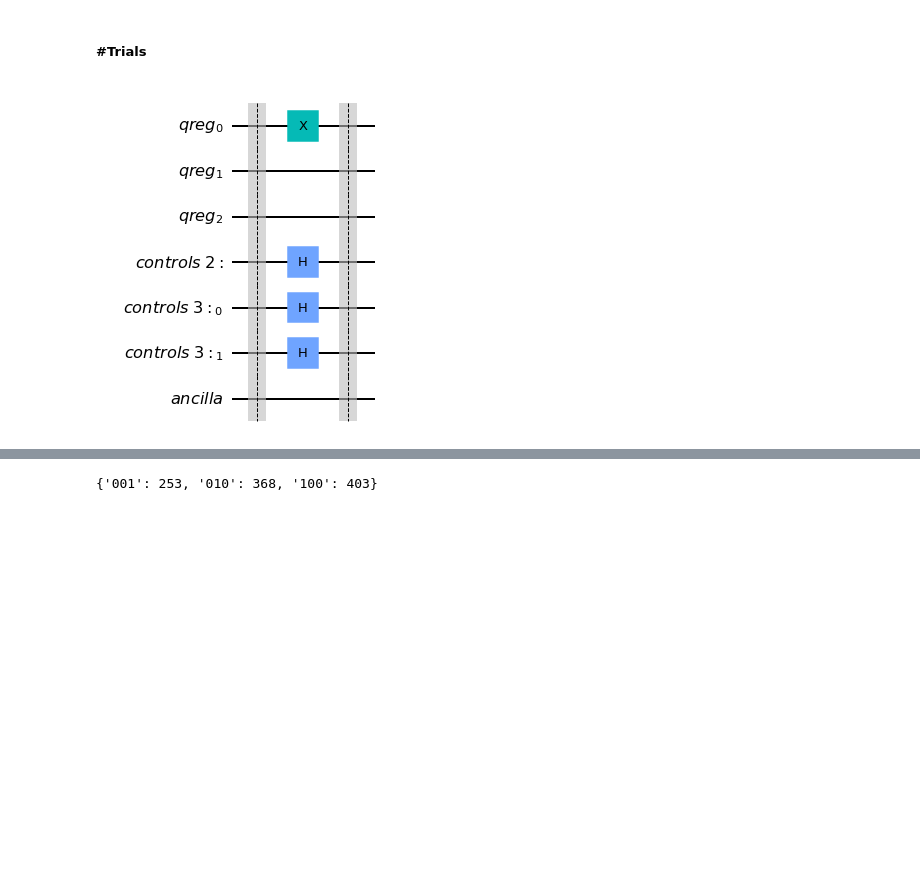
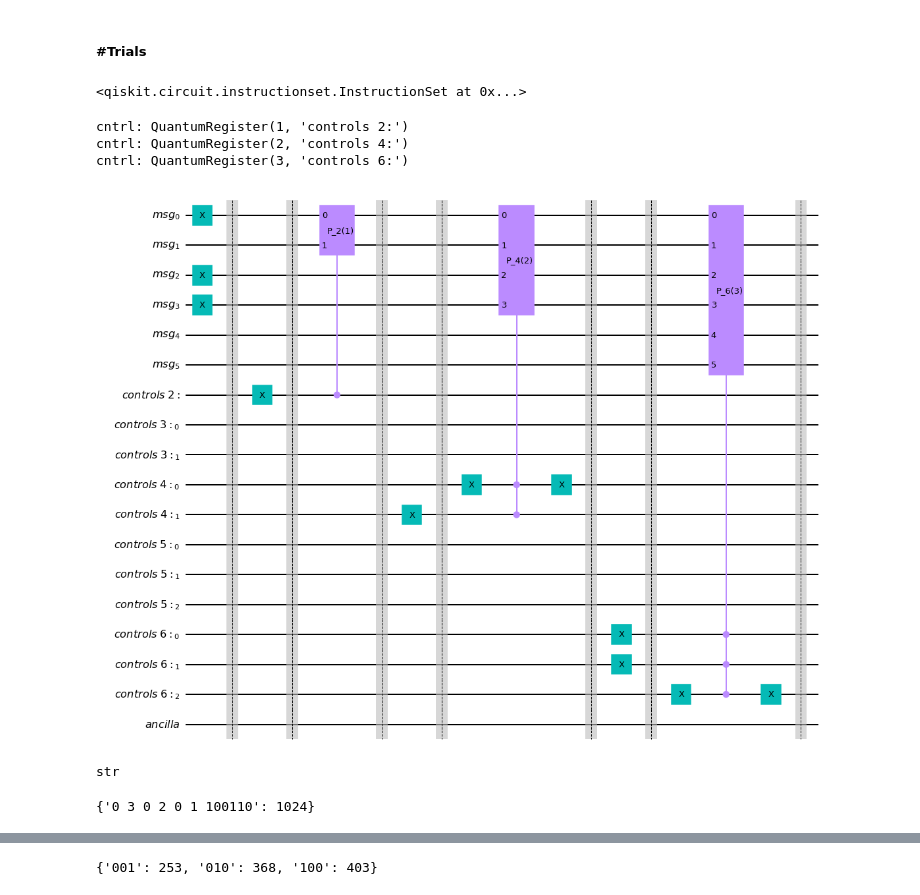
Before and after one commit to womanium-quantum/Humans-vs-Quantum-Computers---IBM, a Jupyter notebook: QuantumPermutations/QuantumPermutation_trial_0.1.ipynb, the cells around one changed output, grey strips where cells are left out. Drawn from its saved outputs; the diff is of its cells as text; code cells hidden in the pictures; blank space fills up the shorter version.

```diff
--- a/QuantumPermutations/QuantumPermutation_trial_0.1.ipynb
+++ b/QuantumPermutations/QuantumPermutation_trial_0.1.ipynb
@@ -164,8 +50,8 @@ def generate_permutation_operators(num_bits:int , power:int= 1)-> QuantumCircuit
 # %% [markdown]
 ##### #Trials
 # %%
-n = 3
-qreg = QuantumRegister(n, name= 'qreg')
+n = 6
+qreg = QuantumRegister(n, name= 'msg')
 # creg = ClassicalRegister(n, name= 'creg')
 controls = [QuantumRegister( math.ceil(np.log2(j))  , name= 'controls '+str(j)+':' ) for j in range(2, n+1)  ]
 
@@ -177,25 +63,32 @@ ancilla_qubit = QuantumRegister(1, name= 'ancilla')
 qc.add_register(ancilla_qubit)
 
 ## state initialisation ~
-qc.barrier()
-
-# for i in range(n):
-#     p = (i+1)/10
-#     theta = 2*np.arcsin(np.sqrt(p))
-#     qc.ry(theta, i)
 
 qc.x(0)
-# qc.x(2)
-# qc.x(4)
-# qc.x(3)
+qc.x(2)
+qc.x(3)
+# qc.x(5)
+# qc.x(7)
 
-# for i in range(n):
-#     if np.random.choice([0,1])== 1: qc.x(i)
-
-## control initialisation ~
-for ancilla in controls: qc.h(ancilla)
 qc.barrier()
-
-qc.draw(output= 'mpl')
 # %% [output]
-[figure, removed]
+<qiskit.circuit.instructionset.InstructionSet at 0x...>
+# %%
+global mapping
+mapping = cntrl_to_operator_map(controls)
+encryption_key = { controls[0]:1, controls[2]:2, controls[4]:3 }
+# %%
+qc_p = permute_using_key(encryption_key, qreg,  qc, mapping)
+# %% [output]
+cntrl: QuantumRegister(1, 'controls 2:')
+cntrl: QuantumRegister(2, 'controls 4:')
+cntrl: QuantumRegister(3, 'controls 6:')
+# %%
+qc_p.draw(output='mpl')
+# %% [output]
+[figure, added]
+# %%
+measure_and_plot(qc,measure_cntrls=True, return_counts= True ,cntrl_specifier= 'all')
+# %% [output]
+str
+{'0 3 0 2 0 1 100110': 1024}
```
Also changed, not shown: parts of 8 cells of this notebook, 1 other file.
